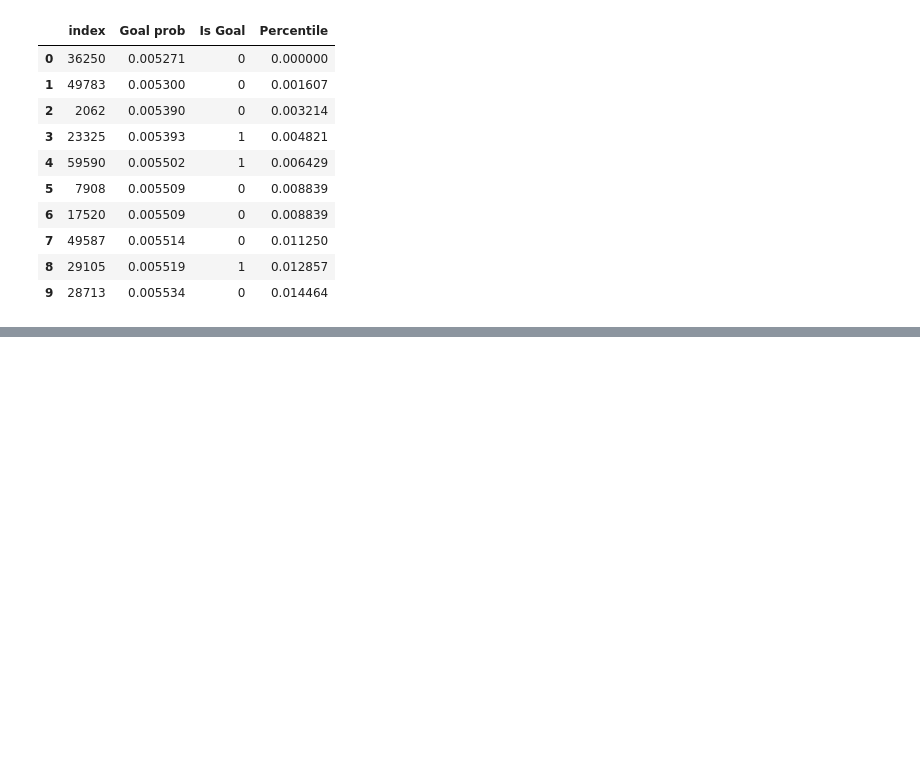
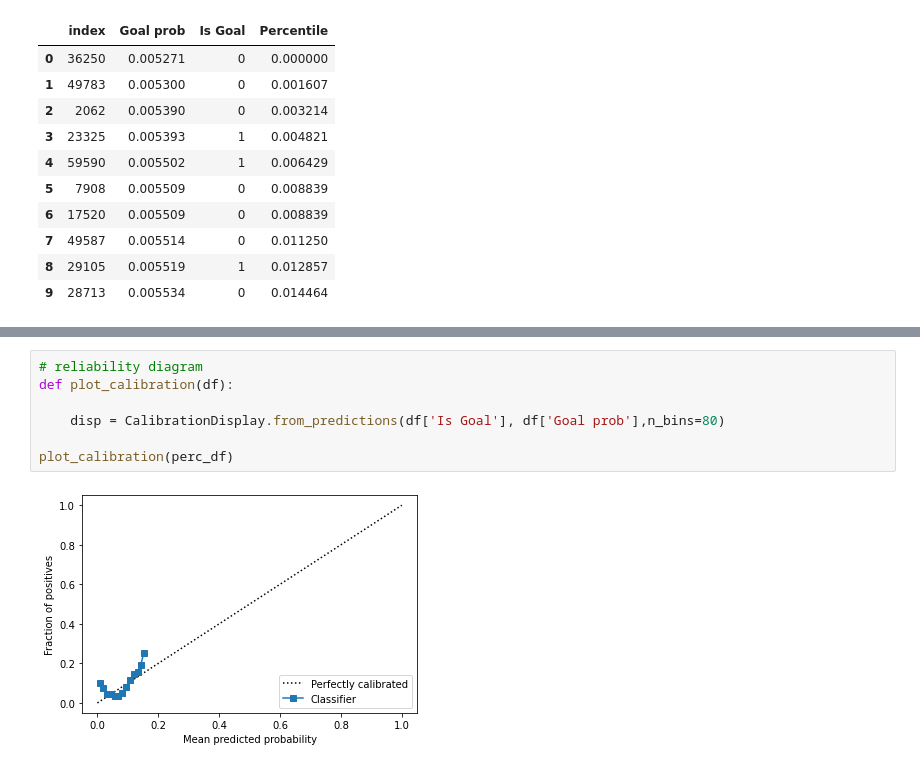
Before and after one commit to IreneZhou0129/IFT6758_m1, a Jupyter notebook: notebooks/m2_q3.ipynb, the cells around one changed output, grey strips where cells are left out. Drawn from its saved outputs; the diff is of its cells as text; blank space fills up the shorter version.

```diff
--- a/notebooks/m2_q3.ipynb
+++ b/notebooks/m2_q3.ipynb
@@ -253,0 +306,9 @@ cumulative:
+# %%
+# reliability diagram
+def plot_calibration(df):
+
+    disp = CalibrationDisplay.from_predictions(df['Is Goal'], df['Goal prob'],n_bins=80)
+
+plot_calibration(perc_df)
+# %% [output]
+[figure, added]
```
Also changed, not shown: parts of 12 cells of this notebook.
